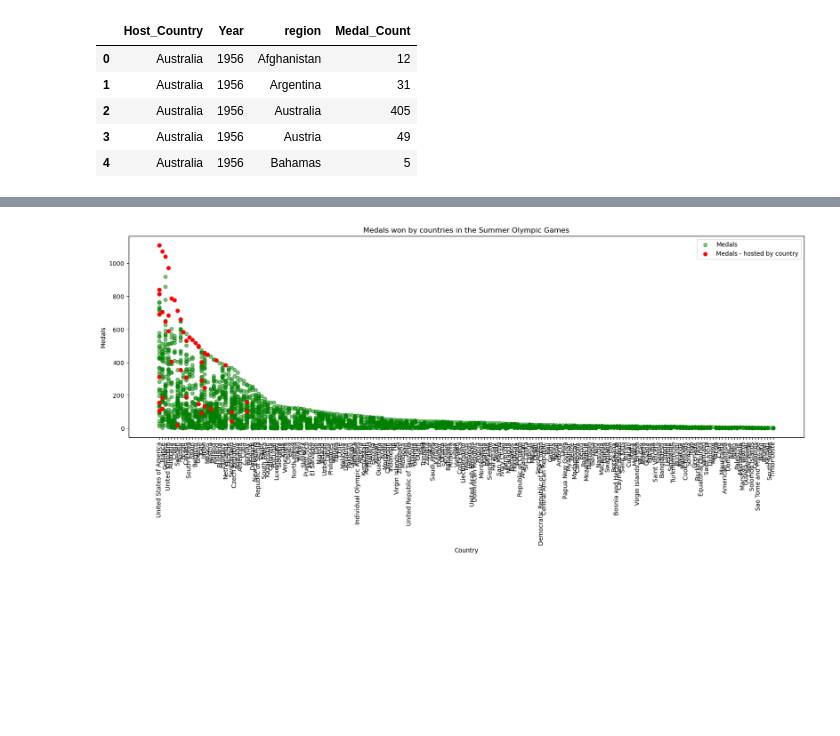
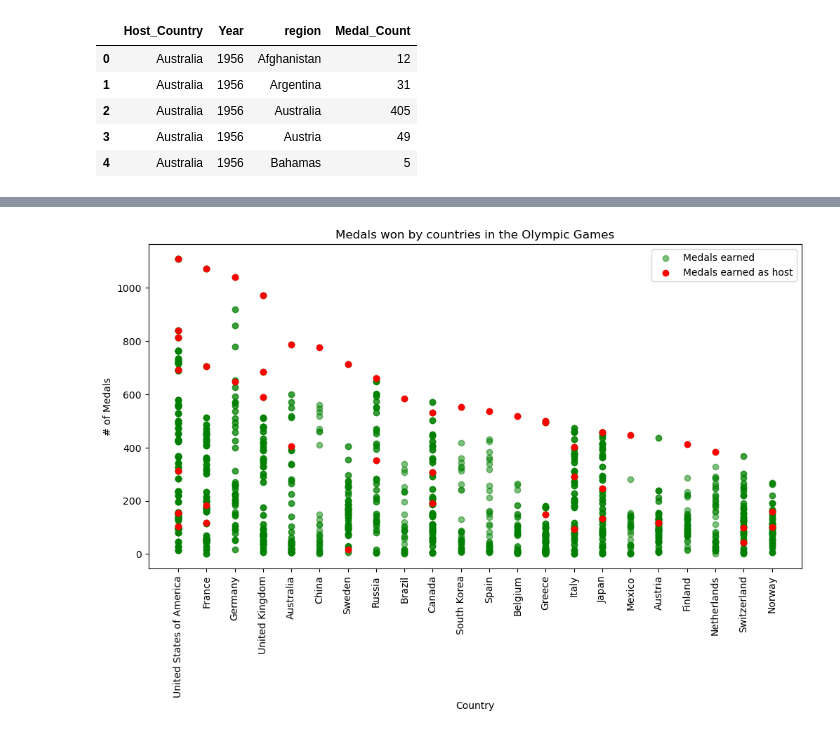
Before and after one commit to soumyaranjanswaincan/Olympic-Data-Analysis, a Jupyter notebook: Olympic Data Analysis/country_performance.ipynb, the cells around one changed output, grey strips where cells are left out. Saved outputs shown, nothing was run; the diff lists cells and outputs as text; code cells hidden in the pictures; blank space fills up the shorter version.

Commit message:
code fixes for country_performance file

```diff
--- a/Olympic Data Analysis/country_performance.ipynb
+++ b/Olympic Data Analysis/country_performance.ipynb
@@ -202,0 +221,4 @@ host_country_medals_df_sorted = host_country_medals_df.sort_values(by='Medal_Cou
+# %%
+hosting_countries_df=pd.merge(host_country_df,host_country_medals_df, on=['region'], how='inner')
+hosting_countries_df_sorted=hosting_countries_df.sort_values(by='Medal_Count_x', ascending=False)
+hosting_countries_df_sorted.head(5)
@@ -203,15 +232,15 @@ host_country_medals_df_sorted = host_country_medals_df.sort_values(by='Medal_Cou
 # %%
-plt.figure(figsize=(20, 6))
-plt.scatter(host_country_df_sorted['region'], host_country_df_sorted['Medal_Count'], c='g',alpha=0.5, label='Medals')
-plt.scatter(host_country_medals_df_sorted['region'], host_country_medals_df_sorted['Medal_Count'], c='r',alpha=1.0, label='Medals - hosted by country')
-plt.title('Medals won by countries in the Summer Olympic Games')
+plt.figure(figsize=(12, 6))
+plt.scatter(hosting_countries_df_sorted['region'], hosting_countries_df_sorted['Medal_Count_x'], c='g',alpha=0.5, label='Medals earned')
+plt.scatter(host_country_medals_df_sorted['region'], host_country_medals_df_sorted['Medal_Count'], c='r',alpha=1.0, label='Medals earned as host')
+plt.title('Medals won by countries in the Olympic Games')
 plt.xlabel('Country')
-plt.ylabel('Medals')
+plt.ylabel('# of Medals')
 plt.xticks(rotation='vertical')
 plt.legend()
 plt.show()
 # %% [output]
-[figure, old version]
+[figure, new version]
 # %%
 df = athelete_df[athelete_df['Medal']=='Gold']
 df2 = df.groupby(['region'])['Medal'].count().reset_index(name='Gold Count')
```
Also changed, not shown: parts of 7 cells of this notebook.
